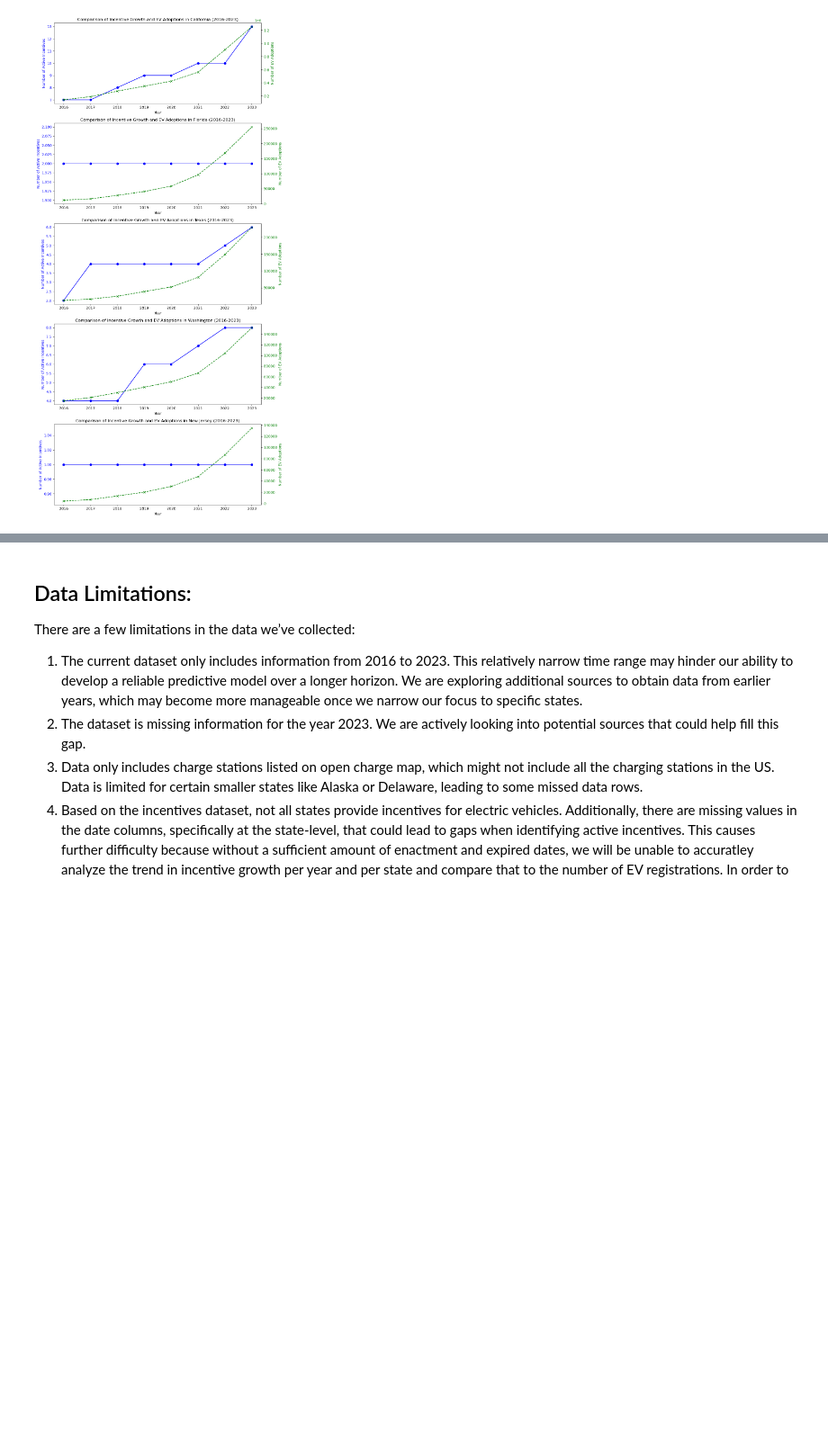
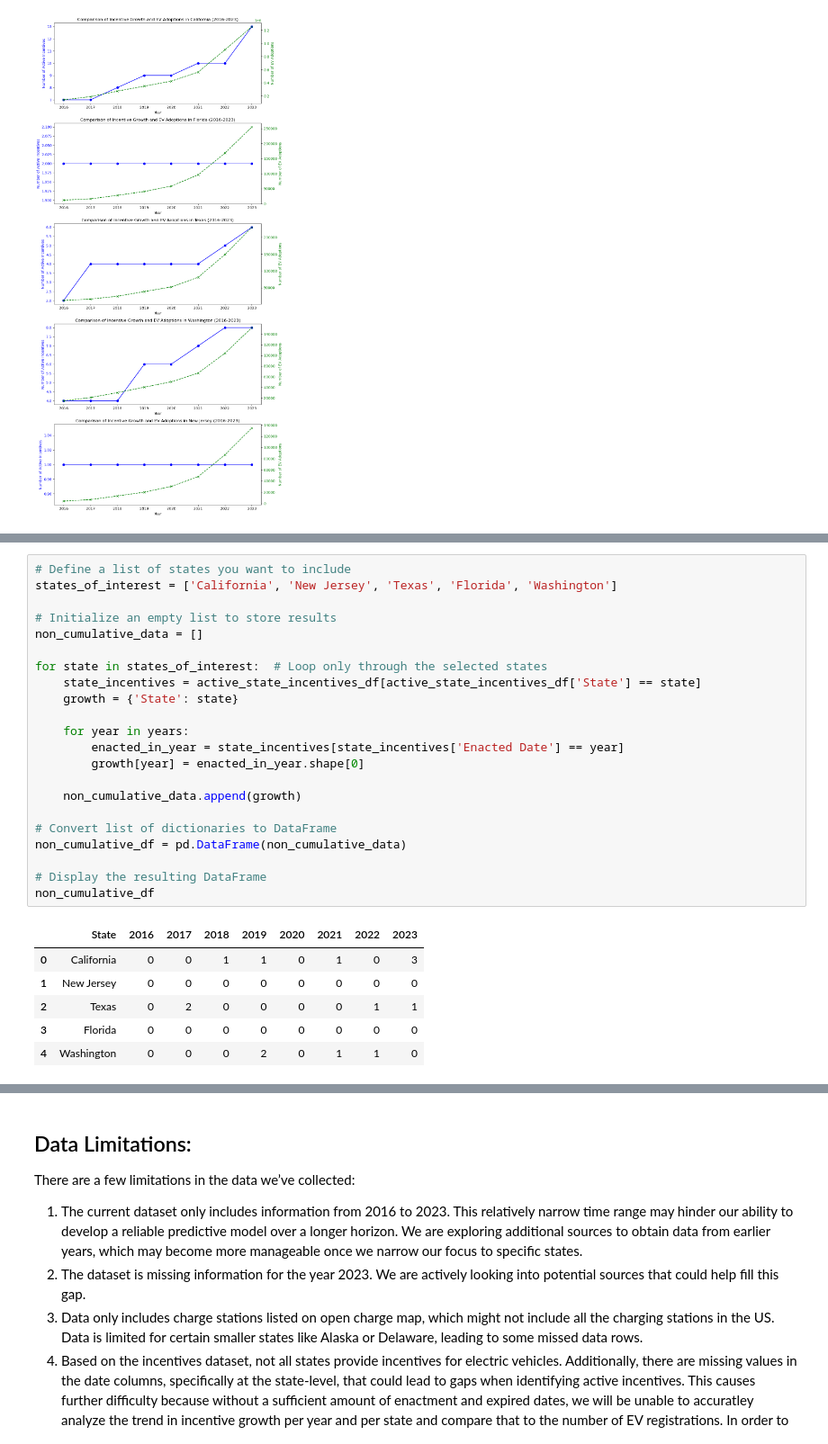
Before and after one commit to kyle-du/ev-research-proj, a Jupyter notebook: INFO2950_Phase 2_Deliverable.ipynb, the cells around one changed output, grey strips where cells are left out. Shown at 90% size. Drawn from its saved outputs; the diff is of its cells as text; blank space fills up the shorter version.

Commit message:
created dataframe to show non-cumulative incentives
includes both federal and state-level

```diff
--- a/INFO2950_Phase 2_Deliverable.ipynb
+++ b/INFO2950_Phase 2_Deliverable.ipynb
@@ -1612,0 +1630,29 @@ plt.show()
+# %%
+# Define a list of states you want to include
+states_of_interest = ['California', 'New Jersey', 'Texas', 'Florida', 'Washington']
+
+# Initialize an empty list to store results
+non_cumulative_data = []
+
+for state in states_of_interest:  # Loop only through the selected states
+    state_incentives = active_state_incentives_df[active_state_incentives_df['State'] == state]
+    growth = {'State': state}
+
+    for year in years:
+        enacted_in_year = state_incentives[state_incentives['Enacted Date'] == year]
+        growth[year] = enacted_in_year.shape[0]
+
+    non_cumulative_data.append(growth)
+
+# Convert list of dictionaries to DataFrame
+non_cumulative_df = pd.DataFrame(non_cumulative_data)
+
+# Display the resulting DataFrame
+non_cumulative_df
+# %% [output]
+|  | State | 2016 | 2017 | 2018 | 2019 | 2020 | 2021 | 2022 | 2023 |
+| 0 | California | 0 | 0 | 1 | 1 | 0 | 1 | 0 | 3 |
+| 1 | New Jersey | 0 | 0 | 0 | 0 | 0 | 0 | 0 | 0 |
+| 2 | Texas | 0 | 2 | 0 | 0 | 0 | 0 | 1 | 1 |
+| 3 | Florida | 0 | 0 | 0 | 0 | 0 | 0 | 0 | 0 |
+| 4 | Washington | 0 | 0 | 0 | 2 | 0 | 1 | 1 | 0 |
```
Also changed, not shown: parts of 9 cells of this notebook.
